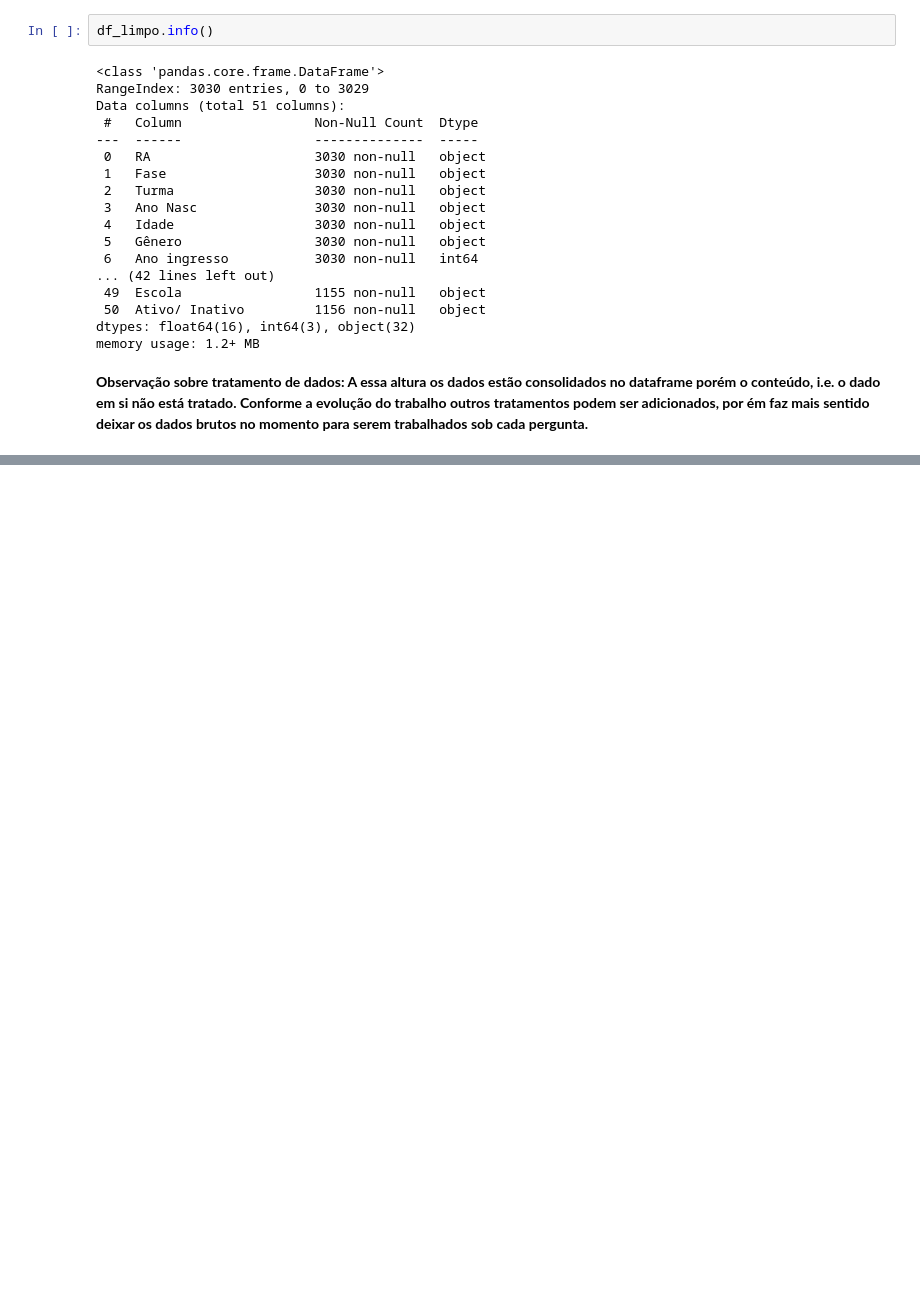
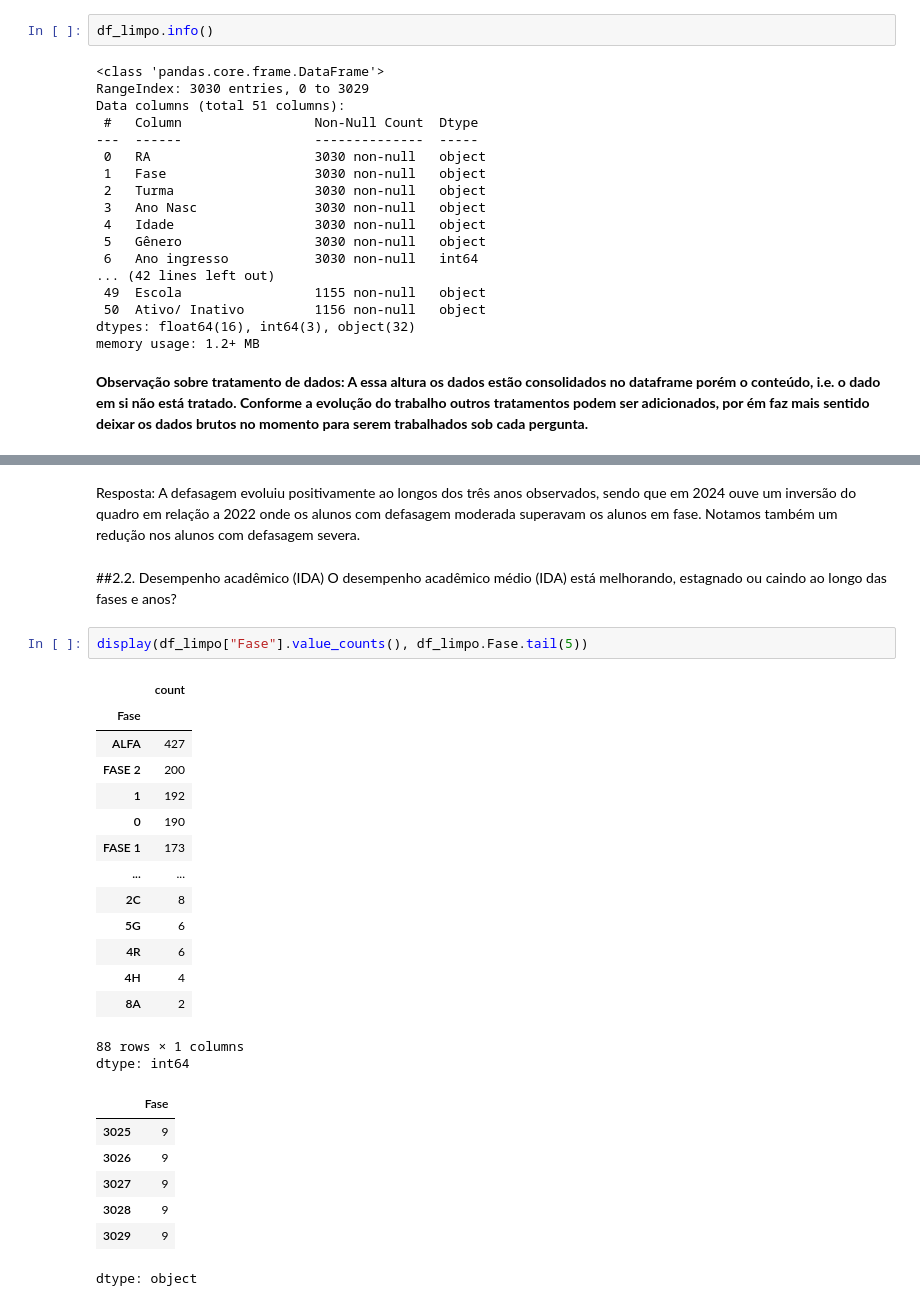
Before and after one commit to Marconiadsf/fiap-postech-datathon, a Jupyter notebook: Fase_5_Datathon_EDA.ipynb, the cells around one changed output, grey strips where cells are left out. Saved outputs shown, nothing was run; the diff lists cells and outputs as text; blank space fills up the shorter version.

```diff
--- a/Fase_5_Datathon_EDA.ipynb
+++ b/Fase_5_Datathon_EDA.ipynb
@@ -161,0 +229,31 @@ memory usage: 1.2+ MB
+# %% [markdown]
+Resposta: A defasagem evoluiu positivamente ao longos dos três anos observados, sendo que em 2024 ouve um inversão do quadro em relação a 2022 onde os alunos com defasagem moderada superavam os alunos em fase. Notamos também um redução nos alunos com defasagem severa.
+# %% [markdown]
+##2.2. Desempenho acadêmico (IDA)
+O desempenho acadêmico médio (IDA) está melhorando, estagnado ou
+caindo ao longo das fases e anos?
+# %%
+display(df_limpo["Fase"].value_counts(), df_limpo.Fase.tail(5))
+# %% [output]
+|  | count |
+| Fase |  |
+| ALFA | 427 |
+| FASE 2 | 200 |
+| 1 | 192 |
+| 0 | 190 |
+| FASE 1 | 173 |
+| ... | ... |
+| 2C | 8 |
+| 5G | 6 |
+| 4R | 6 |
+| 4H | 4 |
+| 8A | 2 |
+88 rows × 1 columns
+dtype: int64
+|  | Fase |
+| 3025 | 9 |
+| 3026 | 9 |
+| 3027 | 9 |
+| 3028 | 9 |
+| 3029 | 9 |
+dtype: object
```
Also changed, not shown: parts of 6 cells of this notebook.
